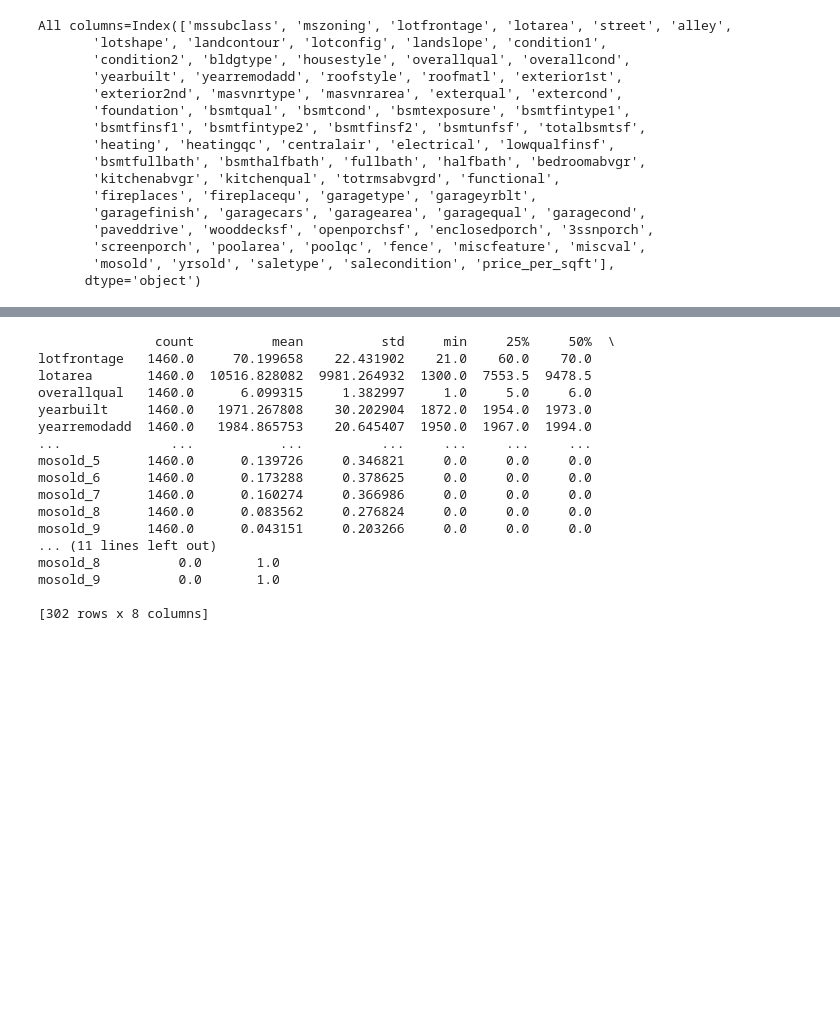
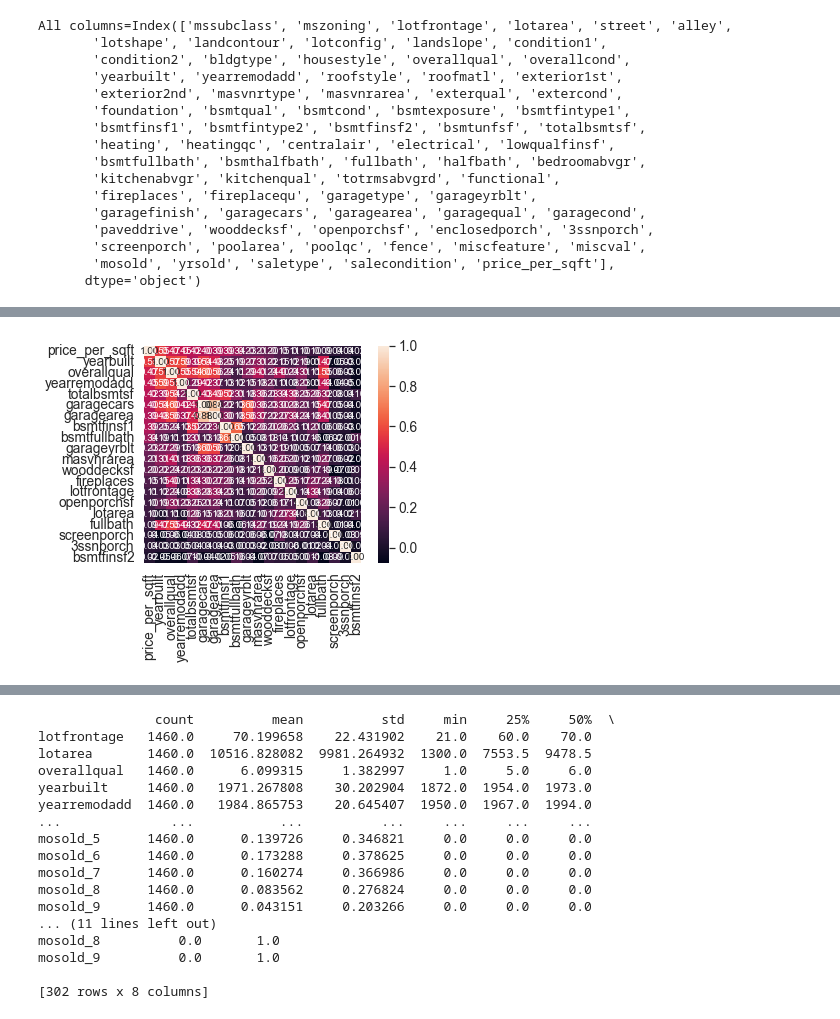
Before and after one commit to oscar-dif/ExamProject, a Jupyter notebook: house_prices.ipynb, the cells around one changed output, grey strips where cells are left out. Saved outputs shown, nothing was run; the diff lists cells and outputs as text; code cells hidden in the pictures; blank space fills up the shorter version.

```diff
--- a/house_prices.ipynb
+++ b/house_prices.ipynb
@@ -237,0 +245,14 @@ All columns=Index(['mssubclass', 'mszoning', 'lotfrontage', 'lotarea', 'street',
+# %%
+k = 20 #number of variables for heatmap
+
+cols =corrmat.nlargest(k, 'price_per_sqft')['price_per_sqft'].index
+
+cm =np.corrcoef(df_clean[cols].values.T)
+
+sns.set(font_scale=1.25)
+
+hm =sns.heatmap(cm, cbar=True, annot=True, square=True, fmt='.2f', annot_kws={'size': 10}, yticklabels=cols.values, xticklabels=cols.values)
+
+plt.show()
+# %% [output]
+[figure, added]
```
Also changed, not shown: parts of 6 cells of this notebook.
